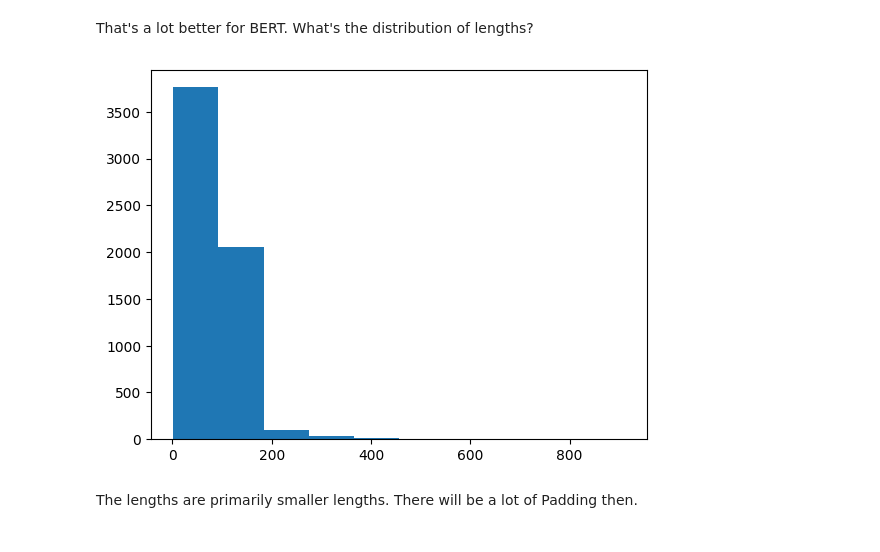
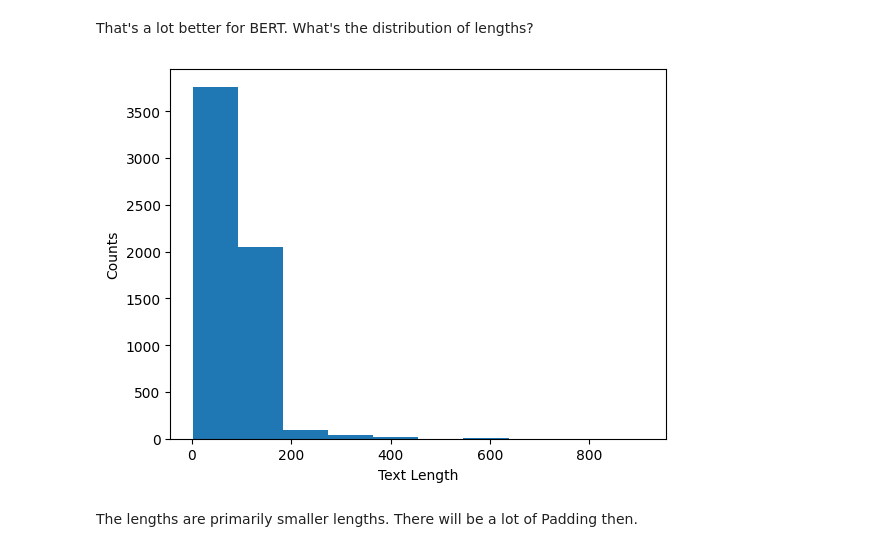
Before and after one commit to BBotzer/AI574-Team1, a Jupyter notebook: smishing/notebooks/BERT_Analysis_Team1.ipynb, the cells around one changed output. Drawn from its saved outputs; the diff is of its cells as text; code cells hidden in the pictures.

```diff
--- a/smishing/notebooks/BERT_Analysis_Team1.ipynb
+++ b/smishing/notebooks/BERT_Analysis_Team1.ipynb
@@ -213,11 +199,13 @@ That's a lot better for BERT.  What's the distribution of lengths?
 # %%
 length_list = []
 for item in ds['TEXT']:
     length_list.append(len(item))
 
 plt.hist(length_list);
+plt.xlabel('Text Length')
+plt.ylabel('Counts');
 # %% [output]
-[figure, old version]
+[figure, new version]
 # %% [markdown]
 The lengths are primarily smaller lengths.  There will be a lot of Padding then.
 # %%
```
Also changed, not shown: parts of 41 cells of this notebook.
